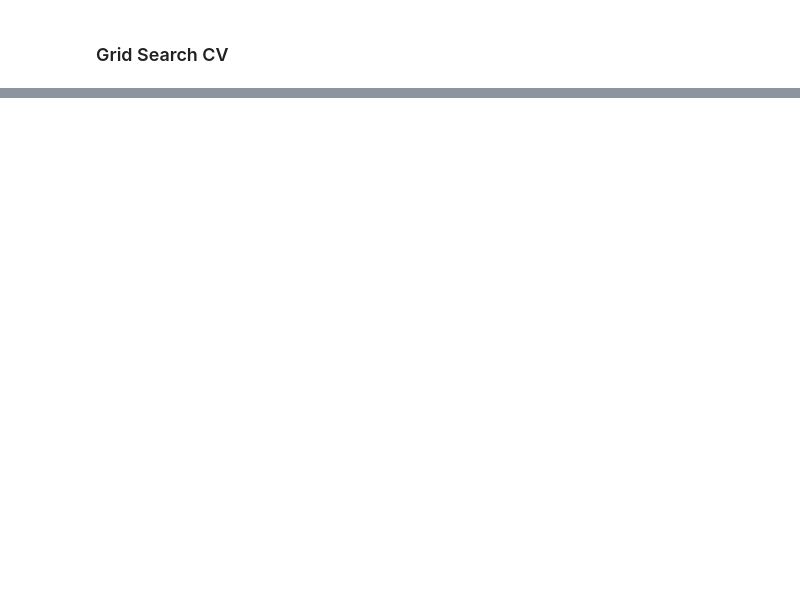
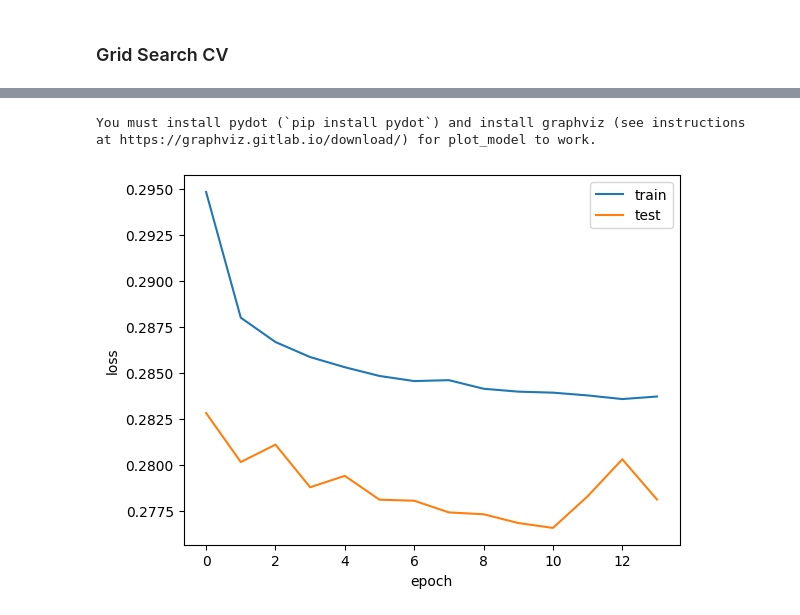
Before and after one commit to dk28yip/MSDS7333, a Jupyter notebook: Case Study 6.ipynb, the cells around one changed output, grey strips where cells are left out. Saved outputs shown, nothing was run; the diff lists cells and outputs as text; code cells hidden in the pictures; blank space fills up the shorter version.

```diff
--- a/Case Study 6.ipynb
+++ b/Case Study 6.ipynb
@@ -164,0 +234,26 @@ print(random_search_cv.best_score_)
+# %%
+log_root = os.path.join(os.curdir, "my_final_logs")
+
+def get_log_dir():
+    import time
+    timestamp = time.strftime("run_%Y_%m_%d-%H_%M_%S")
+    return os.path.join(log_root, timestamp)
+
+log_dir = get_log_dir()
+
+# # Print current working directory and log directory
+# print(os.getcwd())
+# print(log_dir)
+
+tensorboard_callback = tf.keras.callbacks.TensorBoard(log_dir)
+# %%
+input_shape=[28]
+
+final_model = tf.keras.models.Sequential()
+final_model.add(tf.keras.layers.InputLayer(input_shape=input_shape))
+final_model.add(tf.keras.layers.Dense(426, activation="relu"))
+final_model.add(tf.keras.layers.Dropout(.2, input_shape=(2,)))
+final_model.add(tf.keras.layers.Dense(1, activation="sigmoid"))
+optimizer = tf.keras.optimizers.Adam(learning_rate = 0.007)
+loss = tf.keras.losses.BinaryCrossentropy()
+final_model.compile(loss=loss, optimizer=optimizer, metrics=['accuracy'])
@@ -164,0 +278,5 @@ print(random_search_cv.best_score_)
+# %%
+early_stop = EarlyStopping(monitor='val_loss', patience=3, min_delta=2e-4)
+final_model.fit(X_train, y_train, epochs=500,
+                      validation_data=(X_test, y_test),
+                      callbacks=[tensorboard_callback, early_stop], batch_size=1000)
@@ -164,0 +305,15 @@ print(random_search_cv.best_score_)
+# %%
+tf.keras.utils.plot_model(final_model, to_file='model.png', show_shapes=True, show_layer_names=True)
+# %% [output]
+You must install pydot (`pip install pydot`) and install graphviz (see instructions at https://graphviz.gitlab.io/download/) for plot_model to work.
+# %%
+train_loss = final_model.history.history['loss']
+val_loss = final_model.history.history['val_loss']
+plt.plot(train_loss, label='train')
+plt.plot(val_loss, label='test')
+plt.legend()
+plt.xlabel('epoch')
+plt.ylabel('loss')
+plt.show()
+# %% [output]
+[figure, added]
```
Also changed, not shown: parts of 16 cells of this notebook, 1 other file.
